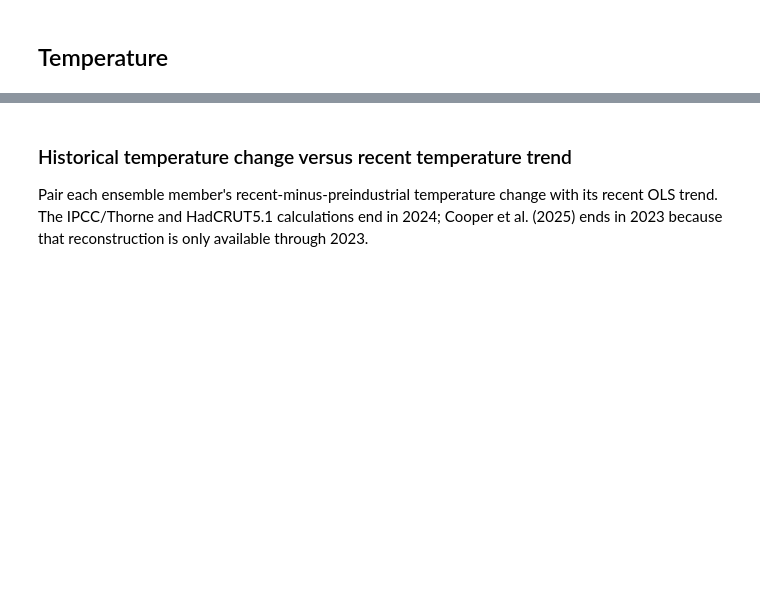
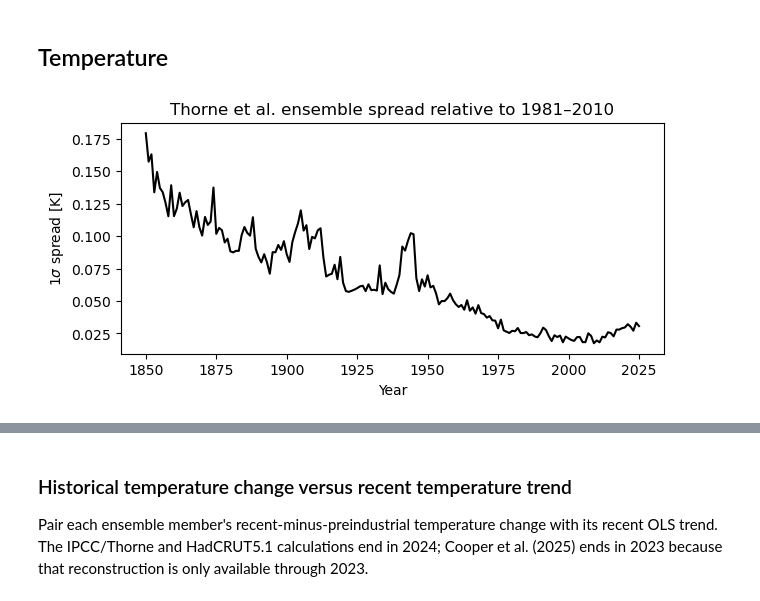
Before and after one commit to vtcooper/bayecs, a Jupyter notebook: prep_calculations.ipynb, the cells around one changed output, grey strips where cells are left out. Drawn from its saved outputs; the diff is of its cells as text; code cells hidden in the pictures; blank space fills up the shorter version.

```diff
--- a/prep_calculations.ipynb
+++ b/prep_calculations.ipynb
@@ -1537,6 +1537,28 @@ gmst_ens = xr.DataArray(
     name="gmst",
     attrs={"units": "degC", "baseline": "1850-1900"},
 )
+# %%
+## Annual 1-sigma spread across the Thorne et al. ensemble
+## gmst_ens is already annual, so no temporal averaging is needed here.
+baseline_start, baseline_end = 1981, 2010
+# baseline_start, baseline_end = 1960, 1990
+
+gmst_ens_anomaly = (
+    gmst_ens
+    - gmst_ens.sel(year=slice(baseline_start, baseline_end)).mean("year")
+)
+gmst_ens_1sigma = gmst_ens_anomaly.std("ensemble")
+
+gmst_ens_1sigma.plot(figsize=(7, 3), color="black")
+plt.xlabel("Year")
+plt.ylabel(r"1$\sigma$ spread [K]")
+plt.title(
+    f"Thorne et al. ensemble spread relative to "
+    f"{baseline_start}–{baseline_end}"
+)
+plt.show()
+# %% [output]
+[figure, added]
 # %%
 # period_end = slice(2006,2024)
 # period_base = slice(1850,1900)
```
Also changed, not shown: parts of 6 cells of this notebook, 3 other files.
